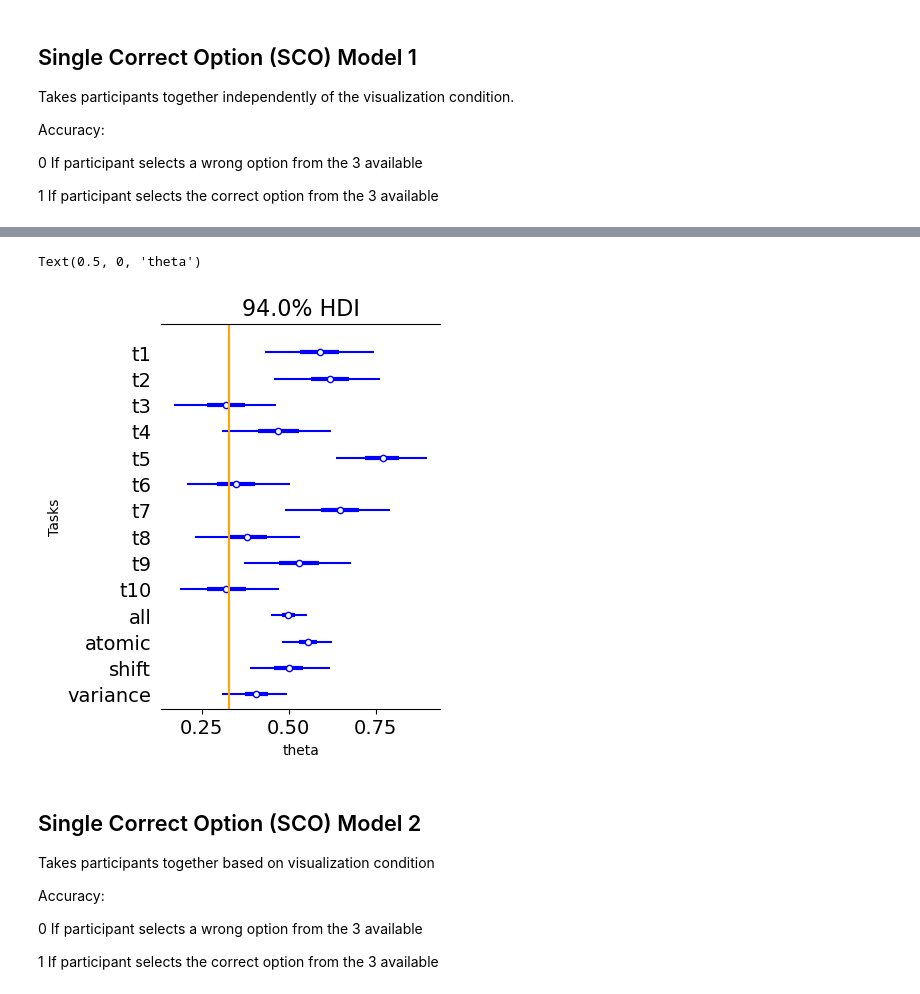
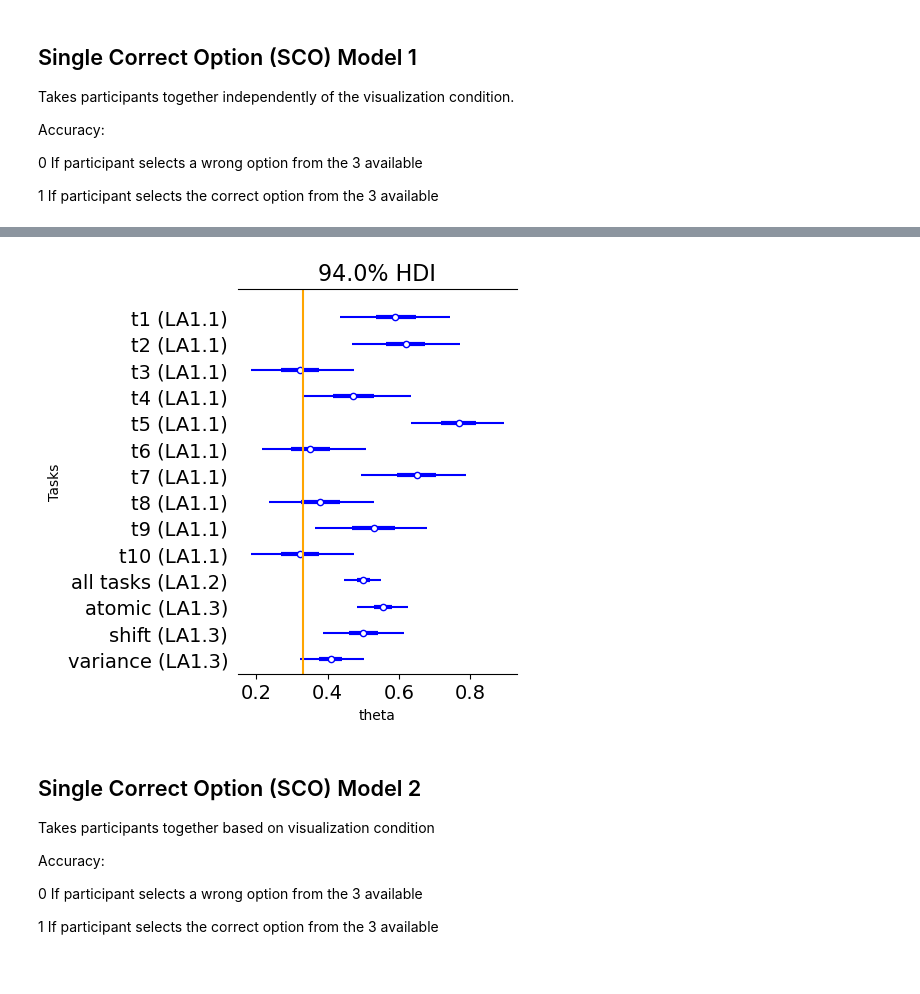
Before and after one commit to evdoxiataka/simulated_interventions_study_analysis, a Jupyter notebook: analysis.ipynb, the cells around one changed output, grey strips where cells are left out. Cells and saved outputs as stored; diff of their text form; code cells hidden in the pictures.

Commit message:
adds text to ch6

```diff
--- a/analysis.ipynb
+++ b/analysis.ipynb
@@ -242,21 +250,20 @@ trace_acc_T1_sco_m1, pp_acc_T1_sco_m1 = get_inference_SCO_model1(ans,
 # %%
 import arviz as az
 import matplotlib.pyplot as plt
 fig, ax = plt.subplots(1, 1, figsize=(3.6, 5))
 ai = az.from_pymc3(trace_acc_T1_sco_m1)
 prob = 0.94
 az.plot_forest(ai['posterior']['theta'], ax = ax, combined = True, hdi_prob = prob, colors = 'blue')
 ax.vlines(x = 0.33, ymin = -1, ymax = 15, colors = 'orange')
 
 ##
-ax.set_yticklabels(['variance','shift','atomic','all tasks','t10','t9','t8','t7','t6','t5','t4','t3','t2','t1'])
+ax.set_yticklabels(['variance (LA1.3)','shift (LA1.3)','atomic (LA1.3)','all tasks (LA1.2)','t10 (LA1.1)','t9 (LA1.1)','t8 (LA1.1)','t7 (LA1.1)','t6 (LA1.1)','t5 (LA1.1)','t4 (LA1.1)','t3 (LA1.1)','t2 (LA1.1)','t1 (LA1.1)'])
 ax.set_ylabel("Tasks")
 ##
 ax.set_xlabel("theta")
-# plt.savefig('ch6_Fig10_a.svg',dpi=300)
+plt.savefig('ch6_Fig10_a.svg',dpi=300)
 # %% [output]
-Text(0.5, 0, 'theta')
-[figure, old version]
+[figure, new version]
 # %% [markdown]
 ## Single Correct Option (SCO) Model 2
 
```
Also changed, not shown: parts of 6 cells of this notebook, 1 other file.
